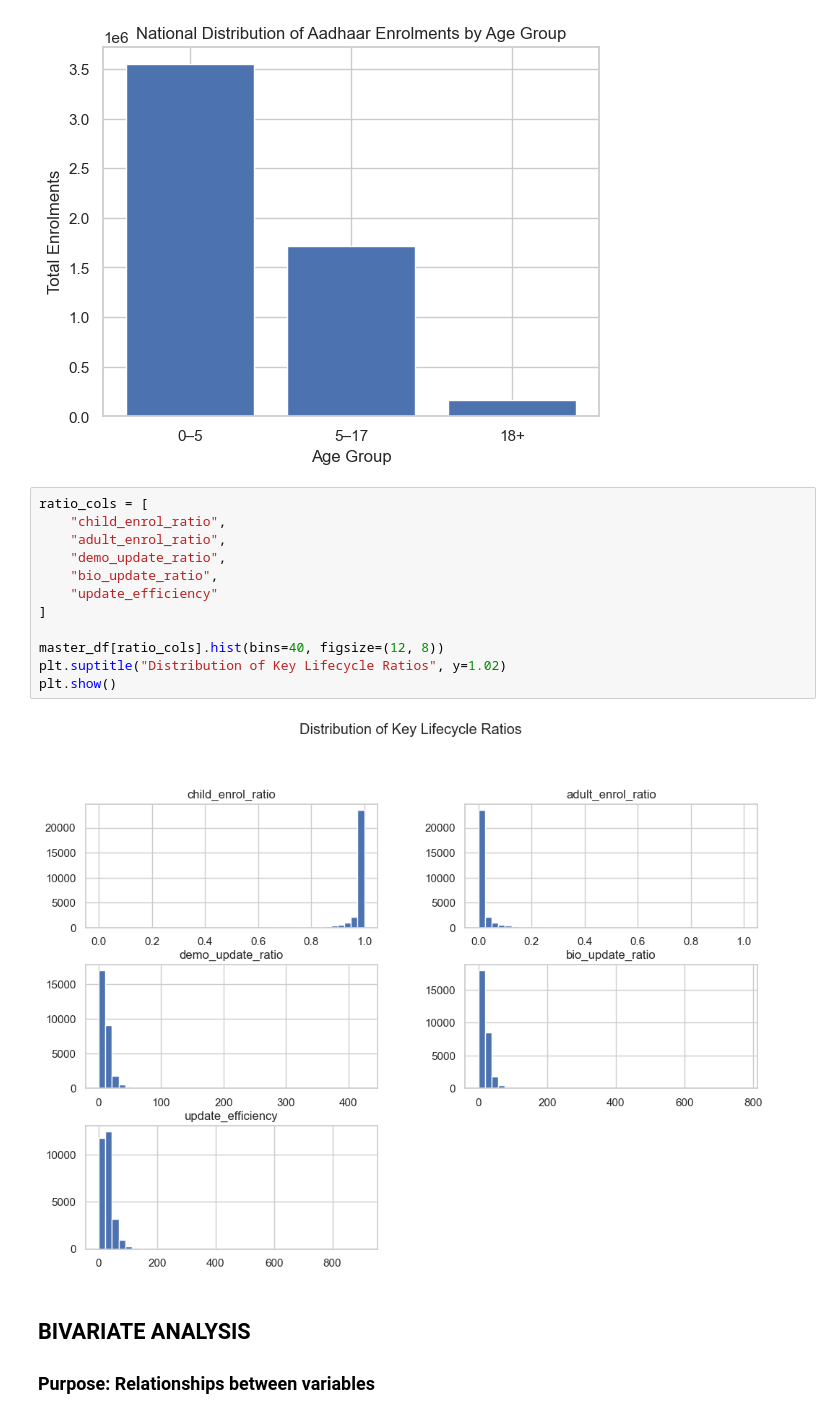
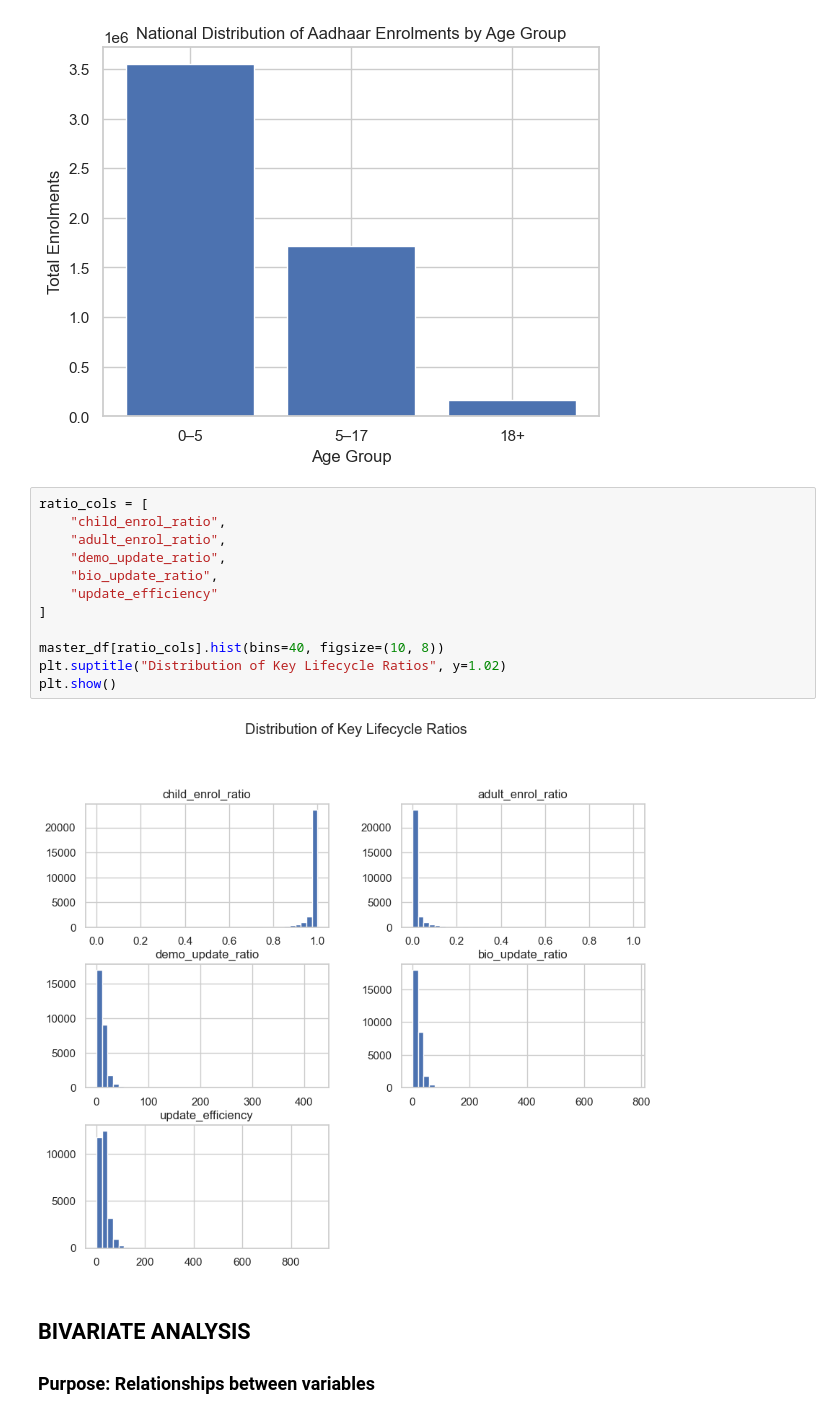
Before and after one commit to BlazeBolt/UIDAI-Data-Analysis, a Jupyter notebook: notebooks/main.ipynb, the cells around one changed output. Drawn from its saved outputs; the diff is of its cells as text.

```diff
--- a/notebooks/main.ipynb
+++ b/notebooks/main.ipynb
@@ -285,17 +285,17 @@ plt.show()
 # %%
 ratio_cols = [
     "child_enrol_ratio",
     "adult_enrol_ratio",
     "demo_update_ratio",
     "bio_update_ratio",
     "update_efficiency"
 ]
 
-master_df[ratio_cols].hist(bins=40, figsize=(12, 8))
+master_df[ratio_cols].hist(bins=40, figsize=(10, 8))
 plt.suptitle("Distribution of Key Lifecycle Ratios", y=1.02)
 plt.show()
 # %% [output]
-[figure, old version]
+[figure, new version]
 # %% [markdown]
 ## BIVARIATE ANALYSIS
 ### Purpose: Relationships between variables
```
Also changed, not shown: parts of 29 cells of this notebook.
